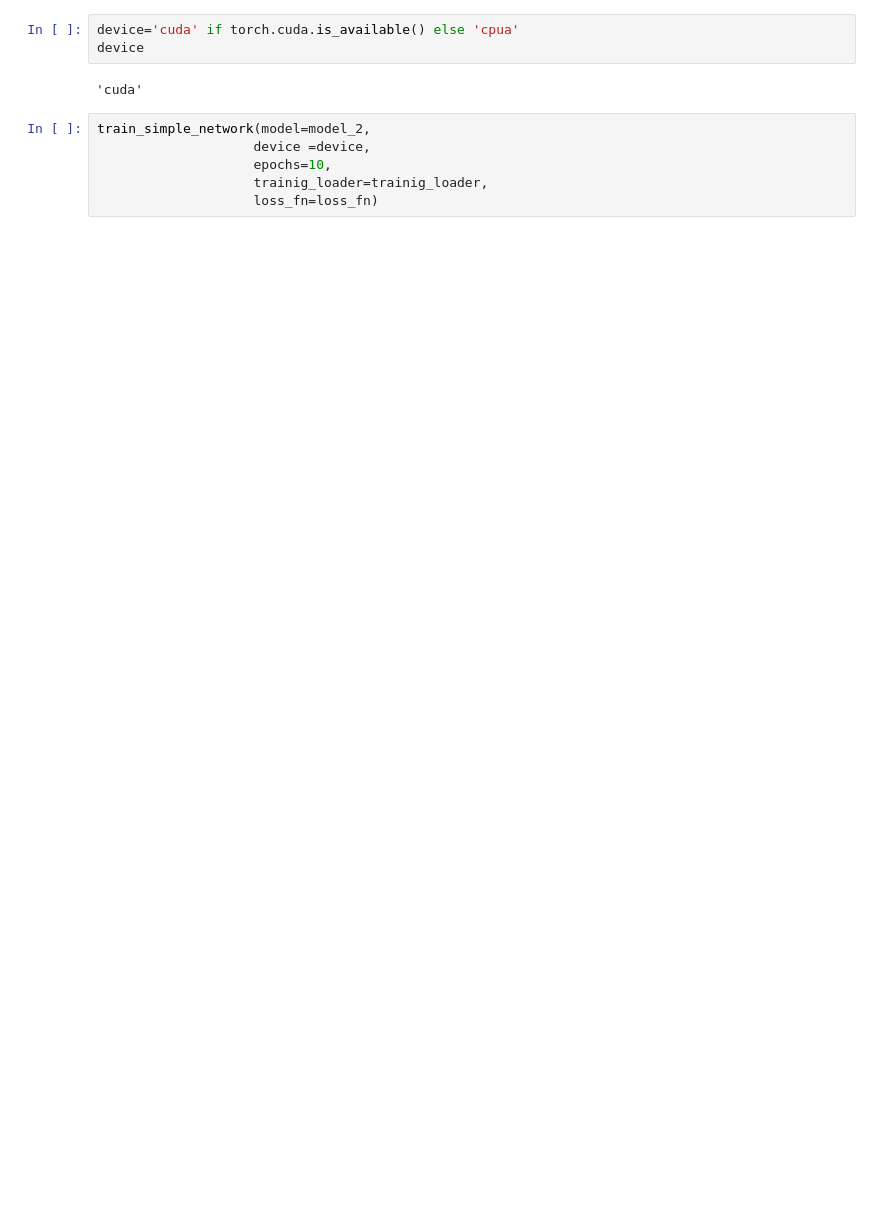
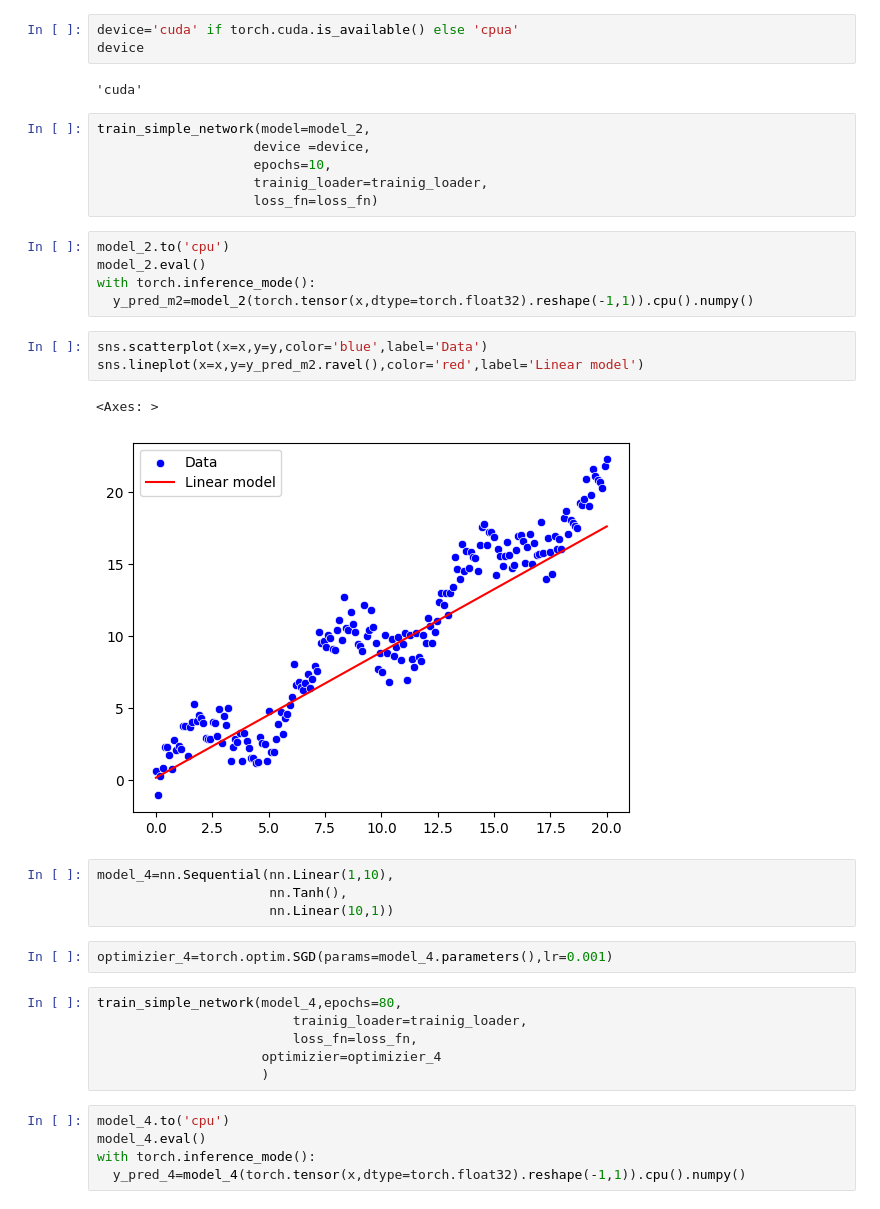
Before and after one commit to 20danaai/Learn_LibrariesPy, a Jupyter notebook: 02_Workflows.ipynb, the cells around one changed output. Cells and saved outputs as stored; diff of their text form; blank space fills up the shorter version.

```diff
--- a/02_Workflows.ipynb
+++ b/02_Workflows.ipynb
@@ -78,3 +79,31 @@ train_simple_network(model=model_2,
                     epochs=10,
                     trainig_loader=trainig_loader,
                     loss_fn=loss_fn)
+# %%
+model_2.to('cpu')
+model_2.eval()
+with torch.inference_mode():
+  y_pred_m2=model_2(torch.tensor(x,dtype=torch.float32).reshape(-1,1)).cpu().numpy()
+# %%
+sns.scatterplot(x=x,y=y,color='blue',label='Data')
+sns.lineplot(x=x,y=y_pred_m2.ravel(),color='red',label='Linear model')
+# %% [output]
+<Axes: >
+[figure, added]
+# %%
+model_4=nn.Sequential(nn.Linear(1,10),
+                      nn.Tanh(),
+                      nn.Linear(10,1))
+# %%
+optimizier_4=torch.optim.SGD(params=model_4.parameters(),lr=0.001)
+# %%
+train_simple_network(model_4,epochs=80,
+                         trainig_loader=trainig_loader,
+                         loss_fn=loss_fn,
+                     optimizier=optimizier_4
+                     )
+# %%
+model_4.to('cpu')
+model_4.eval()
+with torch.inference_mode():
+  y_pred_4=model_4(torch.tensor(x,dtype=torch.float32).reshape(-1,1)).cpu().numpy()
```
Also changed, not shown: parts of 4 cells of this notebook.
